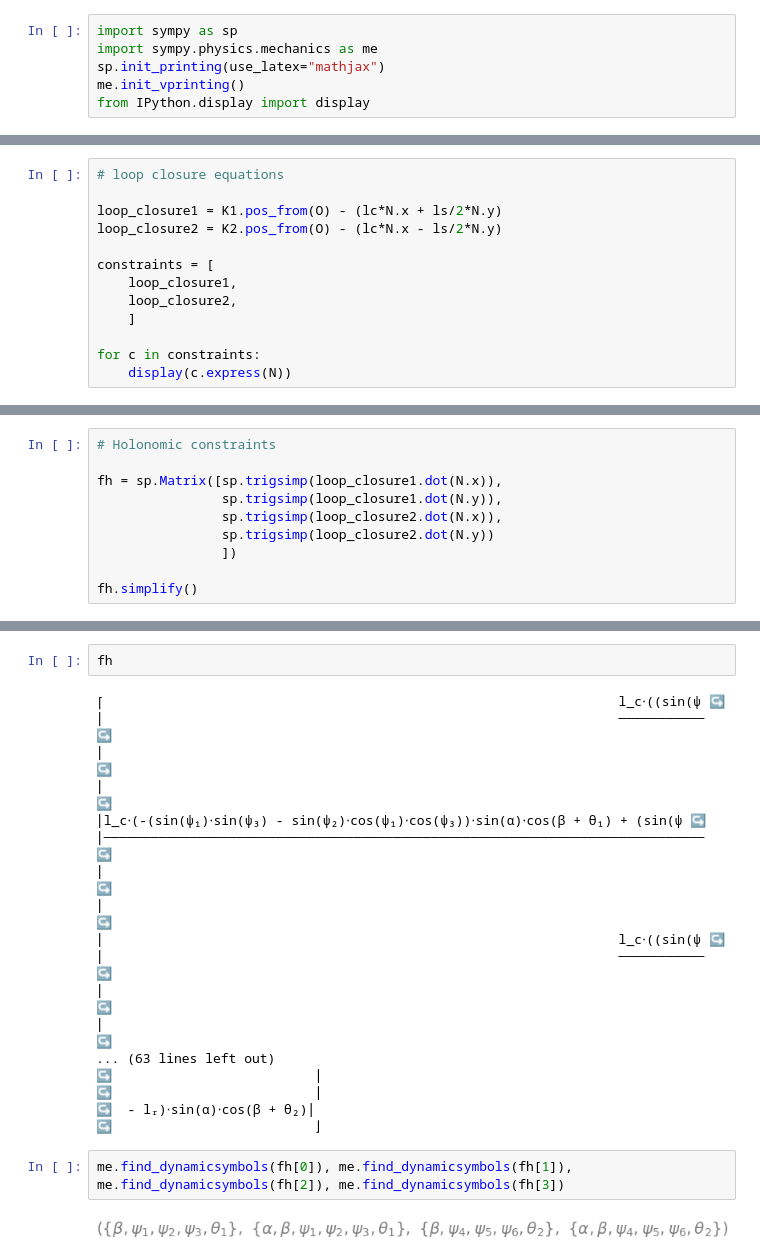
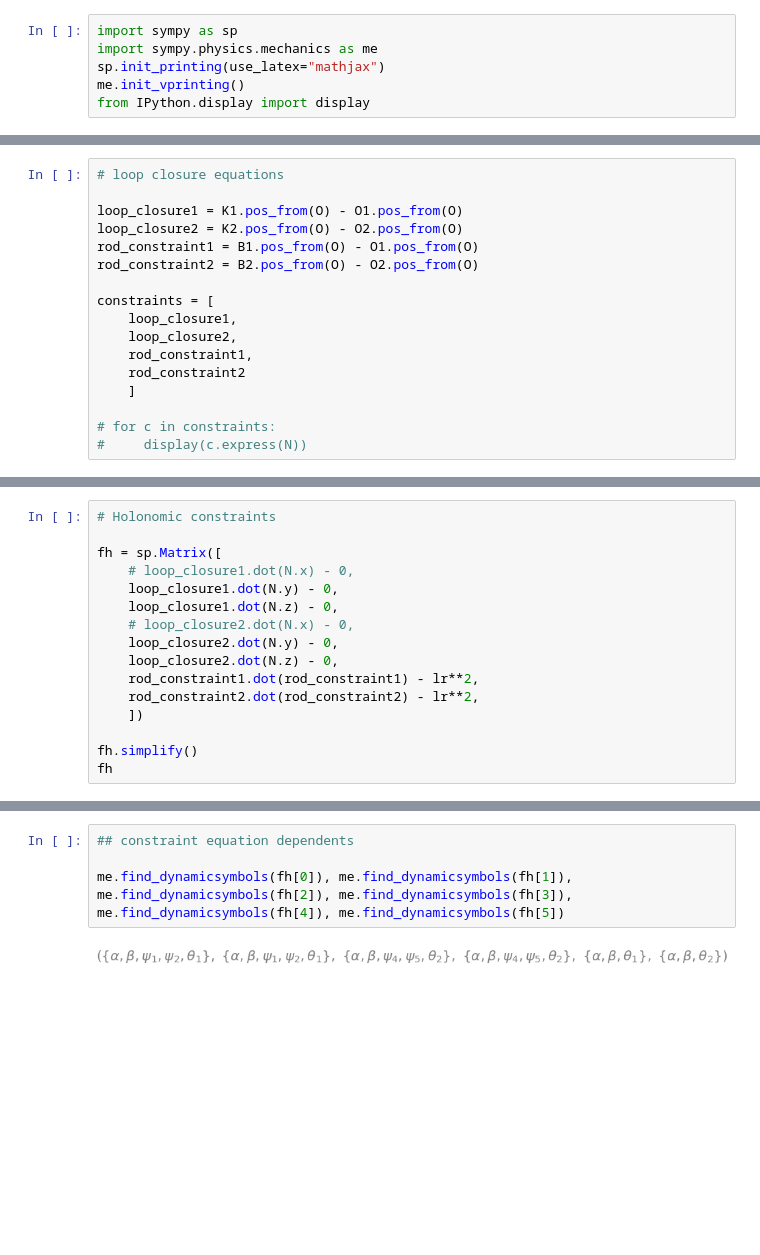
Before and after one commit to Soorajvasu/Biomechanics_math_modelling, a Jupyter notebook: random/torso_full_dynamics.ipynb, the cells around one changed output, grey strips where cells are left out. Drawn from its saved outputs; the diff is of its cells as text; blank space fills up the shorter version.

```diff
--- a/random/torso_full_dynamics.ipynb
+++ b/random/torso_full_dynamics.ipynb
@@ -81,13 +83,17 @@ me.find_dynamicsymbols(T.pos_from(O), reference_frame=N), me.find_dynamicsymbols
 # %%
 # loop closure equations
 
-loop_closure1 = K1.pos_from(O) - (lc*N.x + ls/2*N.y)
-loop_closure2 = K2.pos_from(O) - (lc*N.x - ls/2*N.y)
+loop_closure1 = K1.pos_from(O) - O1.pos_from(O)
+loop_closure2 = K2.pos_from(O) - O2.pos_from(O)
+rod_constraint1 = B1.pos_from(O) - O1.pos_from(O)
+rod_constraint2 = B2.pos_from(O) - O2.pos_from(O)
 
 constraints = [
     loop_closure1,
     loop_closure2,
+    rod_constraint1,
+    rod_constraint2
     ]
 
-for c in constraints:
-    display(c.express(N))
+# for c in constraints:
+#     display(c.express(N))
@@ -97,10 +102,16 @@ for c in constraints:
 # %%
 # Holonomic constraints
 
-fh = sp.Matrix([sp.trigsimp(loop_closure1.dot(N.x)),
-                sp.trigsimp(loop_closure1.dot(N.y)),
-                sp.trigsimp(loop_closure2.dot(N.x)),
-                sp.trigsimp(loop_closure2.dot(N.y))
-                ])
+fh = sp.Matrix([
+    # loop_closure1.dot(N.x) - 0,
+    loop_closure1.dot(N.y) - 0,
+    loop_closure1.dot(N.z) - 0,
+    # loop_closure2.dot(N.x) - 0,
+    loop_closure2.dot(N.y) - 0,
+    loop_closure2.dot(N.z) - 0,
+    rod_constraint1.dot(rod_constraint1) - lr**2,
+    rod_constraint2.dot(rod_constraint2) - lr**2,
+    ])
 
 fh.simplify()
+fh
@@ -107,24 +136,6 @@ fh.simplify()
-# %%
-fh
-# %% [output]
-⎡                                                                  l_c⋅((sin(ψ ↪
-⎢                                                                  ─────────── ↪
-⎢                                                                              ↪
-⎢                                                                              ↪
-⎢l_c⋅(-(sin(ψ₁)⋅sin(ψ₃) - sin(ψ₂)⋅cos(ψ₁)⋅cos(ψ₃))⋅sin(α)⋅cos(β + θ₁) + (sin(ψ ↪
-⎢───────────────────────────────────────────────────────────────────────────── ↪
-⎢                                                                              ↪
-⎢                                                                              ↪
-⎢                                                                  l_c⋅((sin(ψ ↪
-⎢                                                                  ─────────── ↪
-⎢                                                                              ↪
-⎢                                                                              ↪
-... (63 lines left out)
-↪                          ⎥
-↪                          ⎥
-↪  - lᵣ)⋅sin(α)⋅cos(β + θ₂)⎥
-↪                          ⎦
 # %%
-me.find_dynamicsymbols(fh[0]), me.find_dynamicsymbols(fh[1]), me.find_dynamicsymbols(fh[2]), me.find_dynamicsymbols(fh[3])
+## constraint equation dependents
+
+me.find_dynamicsymbols(fh[0]), me.find_dynamicsymbols(fh[1]), me.find_dynamicsymbols(fh[2]), me.find_dynamicsymbols(fh[3]), me.find_dynamicsymbols(fh[4]), me.find_dynamicsymbols(fh[5])
 # %% [output]
-[figure, old version]
+[figure, new version]
```
Also changed, not shown: parts of 7 cells of this notebook, 1 other file.
